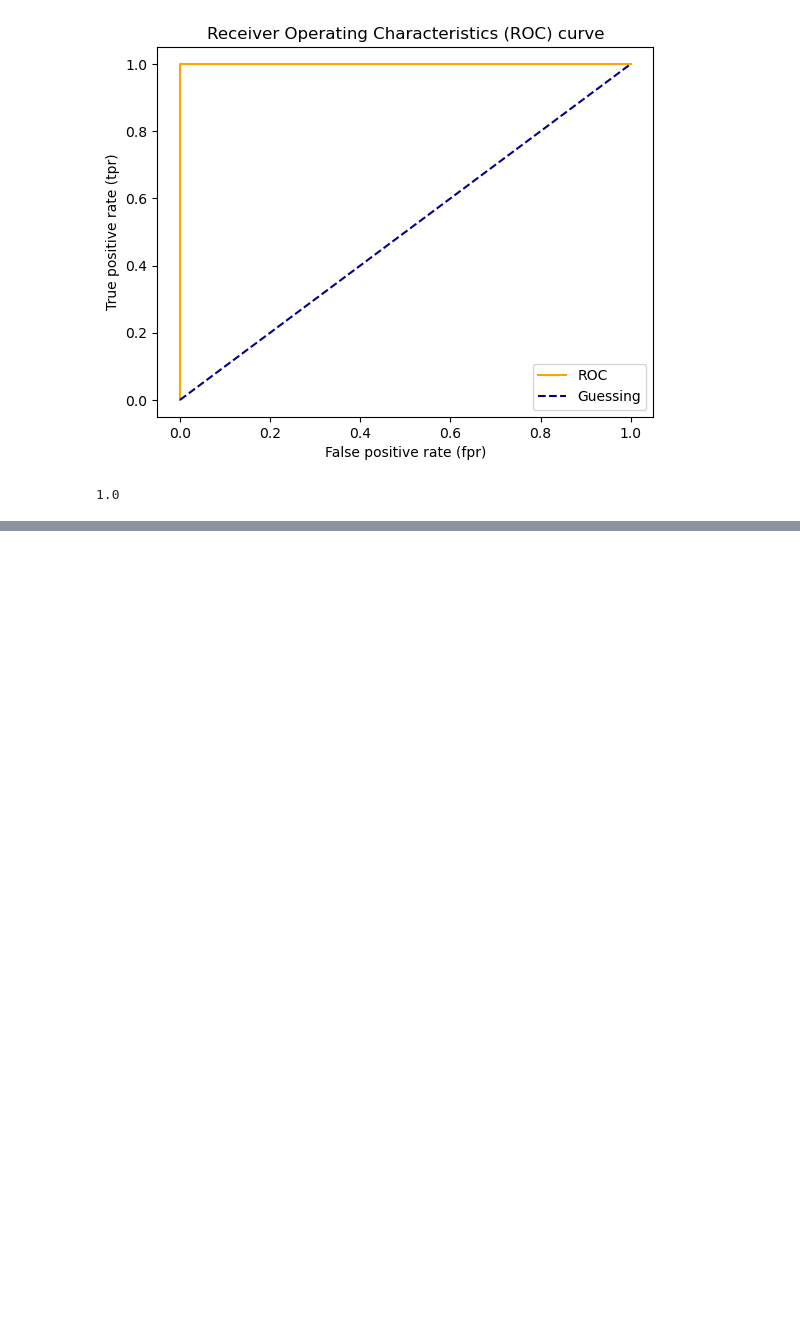
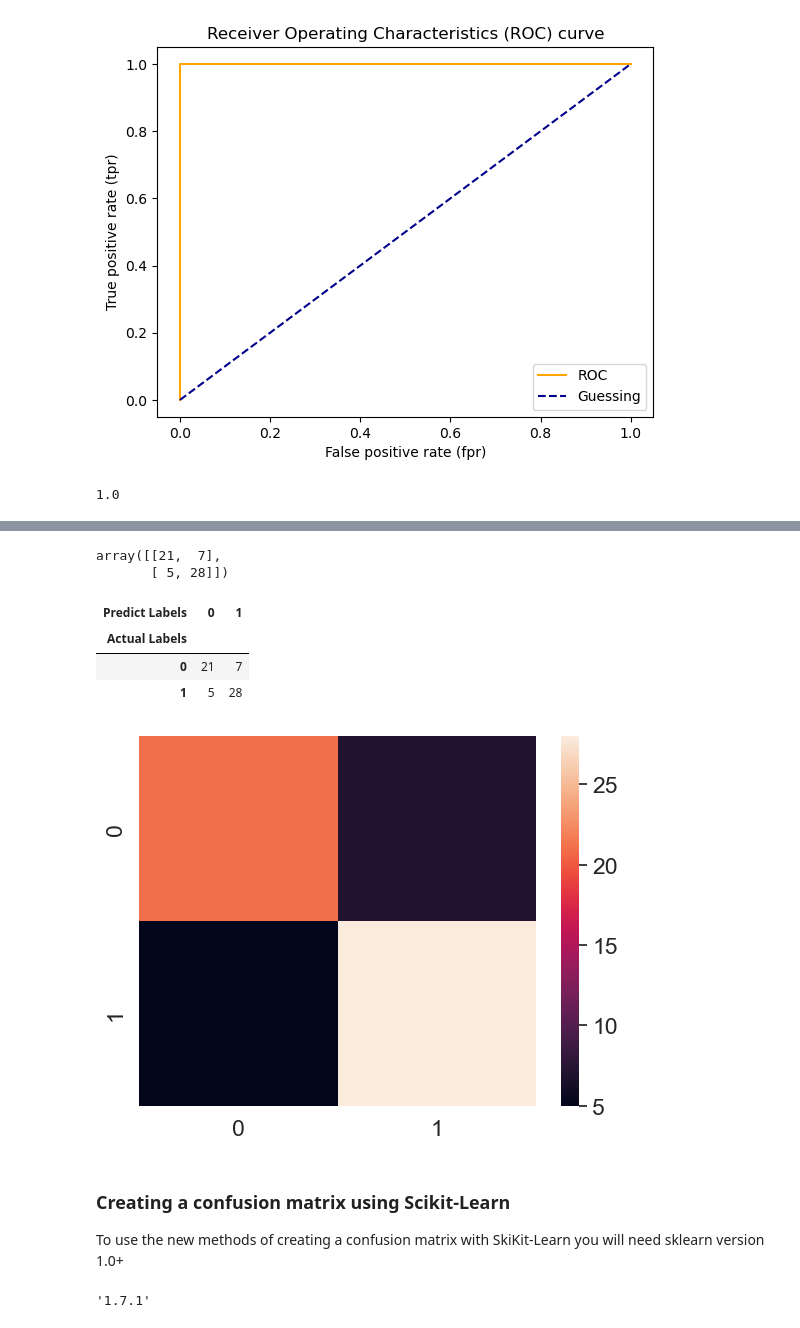
Before and after one commit to ricky-antonio/introduction-to-scikit, a Jupyter notebook: introduction-to-scikit.ipynb, the cells around one changed output, grey strips where cells are left out. Saved outputs shown, nothing was run; the diff lists cells and outputs as text; code cells hidden in the pictures; blank space fills up the shorter version.

Commit message:
Evaluate model with confusion matrix

```diff
--- a/introduction-to-scikit.ipynb
+++ b/introduction-to-scikit.ipynb
@@ -1217,0 +1226,22 @@ roc_auc_score(y_test, y_test)
+# %%
+from sklearn.metrics import confusion_matrix
+
+y_preds = clf.predict(X_test)
+
+confusion_matrix(y_test, y_preds)
+# %% [output]
+array([[21,  7],
+       [ 5, 28]])
+# %%
+# visualize confusion matrix with pd.crosstab()
+pd.crosstab(
+    y_test,
+    y_preds,
+    rownames=["Actual Labels"],
+    colnames=["Predict Labels"]
+)
+# %% [output]
+| Predict Labels | 0 | 1 |
+| Actual Labels |  |  |
+| 0 | 21 | 7 |
+| 1 | 5 | 28 |
@@ -1217,0 +1252,24 @@ roc_auc_score(y_test, y_test)
+# %%
+# OLD VERSION
+# make confusion matrix more visual with seaborn's heatmap
+import seaborn as sns
+
+# set the font scale
+sns.set(font_scale=1.5)
+
+# create a confusion matrix
+conf_mat = confusion_matrix(y_test, y_preds)
+
+# plot using seaborn
+sns.heatmap(conf_mat);
+# %% [output]
+[figure, added]
+# %% [markdown]
+### Creating a confusion matrix using Scikit-Learn
+
+To use the new methods of creating a confusion matrix with SkiKit-Learn you will need sklearn version 1.0+
+# %%
+# check sklearn version
+sklearn.__version__
+# %% [output]
+'1.7.1'
```
Also changed, not shown: parts of 4 cells of this notebook.
